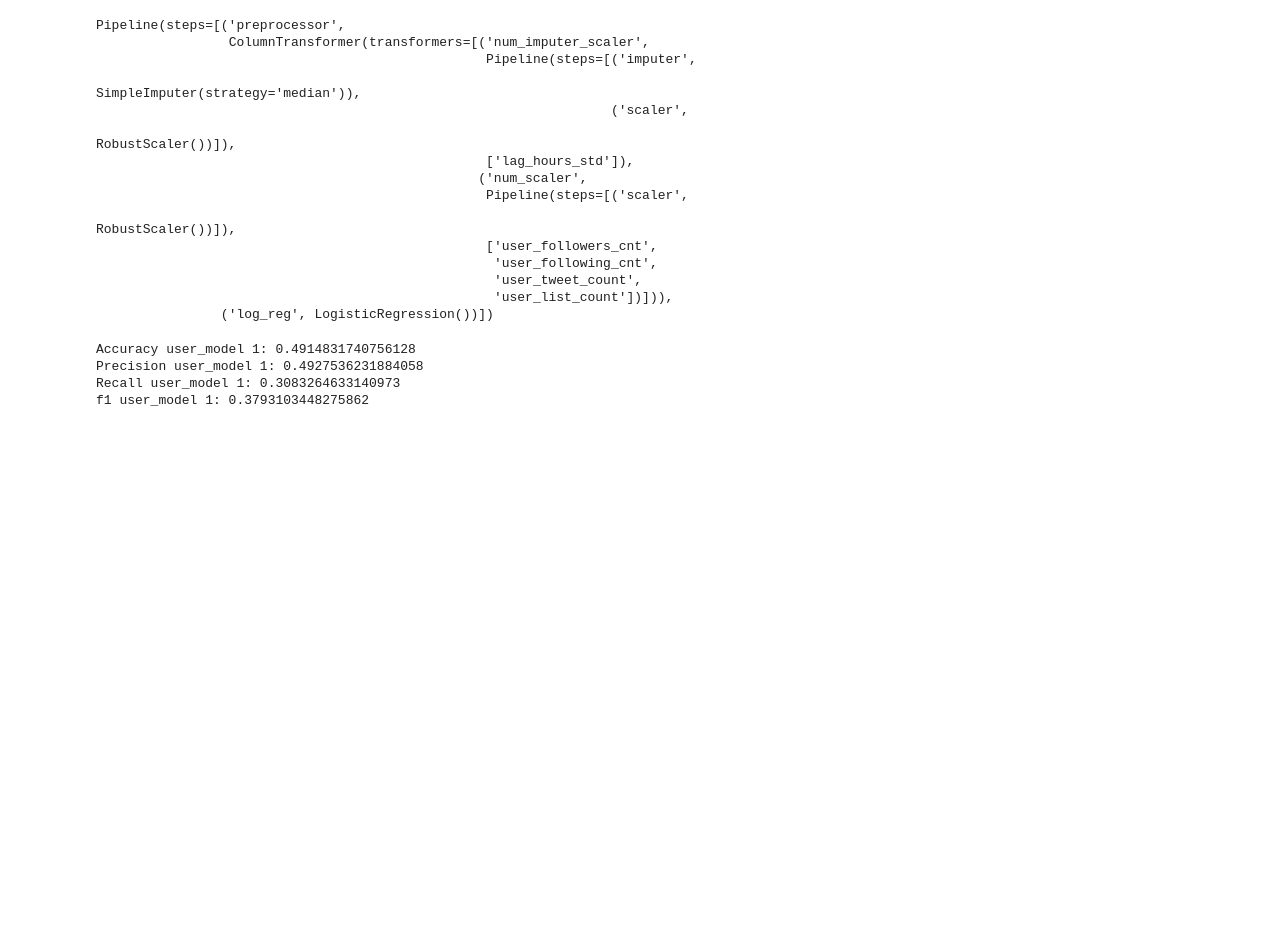
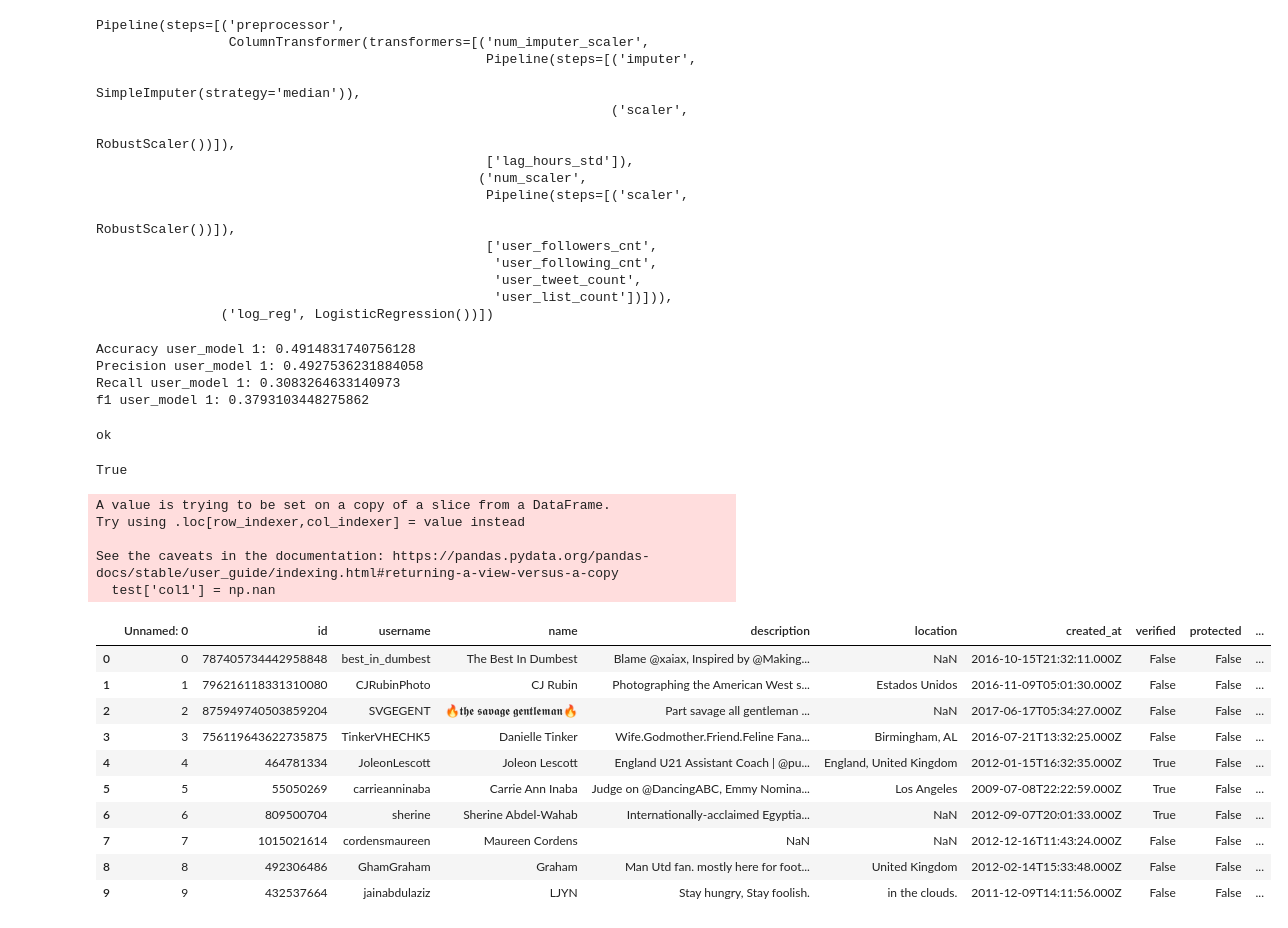
Before and after one commit to famagal/Twitter_bot_detection_713, a Jupyter notebook: notebooks/daniel_testing_notebook.ipynb, the cells around one changed output. Cells and saved outputs as stored; diff of their text form; code cells hidden in the pictures; blank space fills up the shorter version.

```diff
--- a/notebooks/daniel_testing_notebook.ipynb
+++ b/notebooks/daniel_testing_notebook.ipynb
@@ -320,3 +321,33 @@ Accuracy user_model 1: 0.4914831740756128
 Precision user_model 1: 0.4927536231884058
 Recall user_model 1: 0.3083264633140973
 f1 user_model 1: 0.3793103448275862
+# %%
+if 0 not in [1,2,3,4,5]:
+    print('ok')
+# %% [output]
+ok
+# %%
+'id2' not in user_df.columns
+# %% [output]
+True
+# %%
+test = user_df[0:10]
+test['col1'] = np.nan
+test
+# %% [output]
+A value is trying to be set on a copy of a slice from a DataFrame.
+Try using .loc[row_indexer,col_indexer] = value instead
+
+See the caveats in the documentation: https://pandas.pydata.org/pandas-docs/stable/user_guide/indexing.html#returning-a-view-versus-a-copy
+  test['col1'] = np.nan
+|  | Unnamed: 0 | id | username | name | description | location | created_at | verified | protected | ... |
+| 0 | 0 | 787405734442958848 | best_in_dumbest | The Best In Dumbest | Blame @xaiax, Inspired by @Making... | NaN | 2016-10-15T21:32:11.000Z | False | False | ... |
+| 1 | 1 | 796216118331310080 | CJRubinPhoto | CJ Rubin | Photographing the American West s... | Estados Unidos | 2016-11-09T05:01:30.000Z | False | False | ... |
+| 2 | 2 | 875949740503859204 | SVGEGENT | 🔥𝖙𝖍𝖊 𝖘𝖆𝖛𝖆𝖌𝖊 𝖌𝖊𝖓𝖙𝖑𝖊𝖒𝖆𝖓🔥 | Part savage all gentleman ... | NaN | 2017-06-17T05:34:27.000Z | False | False | ... |
+| 3 | 3 | 756119643622735875 | TinkerVHECHK5 | Danielle Tinker | Wife.Godmother.Friend.Feline Fana... | Birmingham, AL | 2016-07-21T13:32:25.000Z | False | False | ... |
+| 4 | 4 | 464781334 | JoleonLescott | Joleon Lescott | England U21 Assistant Coach | @pu... | England, United Kingdom | 2012-01-15T16:32:35.000Z | True | False | ... |
+| 5 | 5 | 55050269 | carrieanninaba | Carrie Ann Inaba | Judge on @DancingABC, Emmy Nomina... | Los Angeles | 2009-07-08T22:22:59.000Z | True | False | ... |
+| 6 | 6 | 809500704 | sherine | Sherine Abdel-Wahab | Internationally-acclaimed Egyptia... | NaN | 2012-09-07T20:01:33.000Z | True | False | ... |
+| 7 | 7 | 1015021614 | cordensmaureen | Maureen Cordens | NaN | NaN | 2012-12-16T11:43:24.000Z | False | False | ... |
+| 8 | 8 | 492306486 | GhamGraham | Graham | Man Utd fan. mostly here for foot... | United Kingdom | 2012-02-14T15:33:48.000Z | False | False | ... |
+| 9 | 9 | 432537664 | jainabdulaziz | LJYN | Stay hungry, Stay foolish. | in the clouds. | 2011-12-09T14:11:56.000Z | False | False | ... |
```
Also changed, not shown: parts of 3 cells of this notebook, 1 other file.
